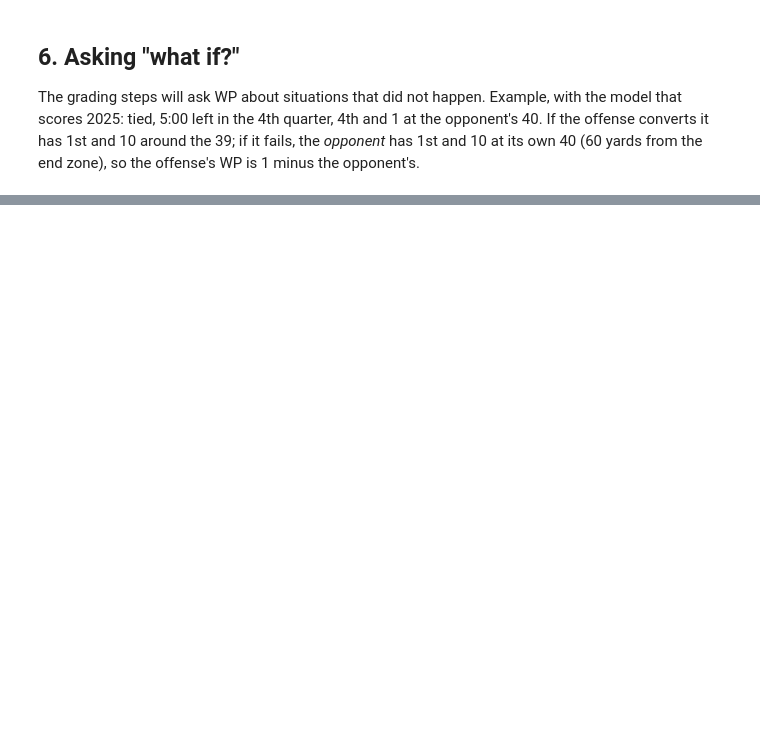
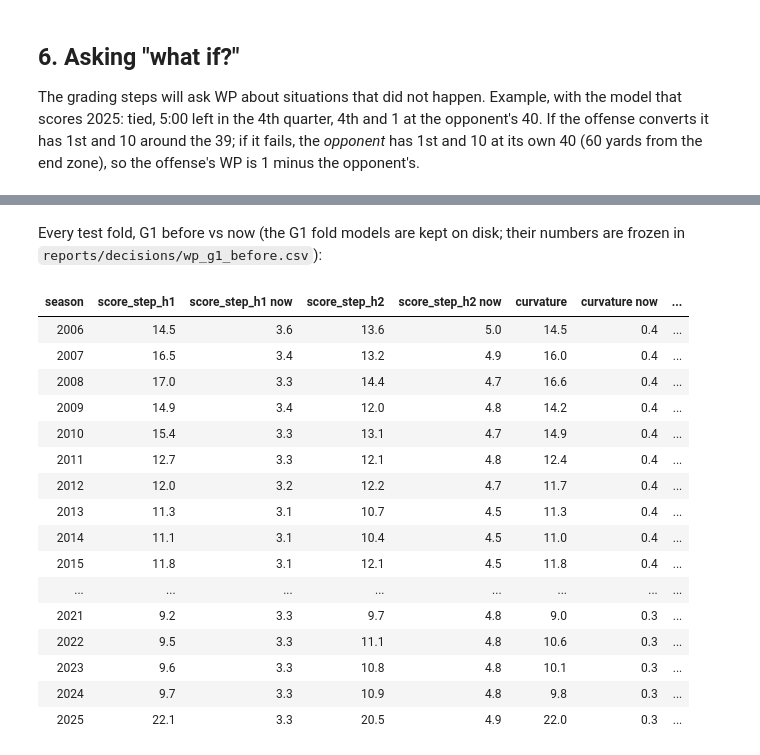
Before and after one commit to batuhanisik751/two-minute-warning, a Jupyter notebook: notebooks/03_wp_model.ipynb, the cells around one changed output, grey strips where cells are left out. Cells and saved outputs as stored; diff of their text form; code cells hidden in the pictures; blank space fills up the shorter version.

```diff
--- a/notebooks/03_wp_model.ipynb
+++ b/notebooks/03_wp_model.ipynb
@@ -221,0 +262,33 @@ WP if converted: 65.5%; if it fails: 42.4%
+# %% [markdown]
+Every test fold, G1 before vs now (the G1 fold models are kept on disk; their numbers are
+frozen in `reports/decisions/wp_g1_before.csv`):
+# %%
+import polars.selectors as cs
+
+g1 = pl.read_csv(wsr.g1_csv())
+keys = list(wsm.THRESHOLDS)
+before = g1.filter(pl.col("metric").is_in(keys)).pivot(on="metric", index="season", values="value")
+now = pl.DataFrame(
+    [{"season": s["test_season"], **{k: s["smoothness"][k] for k in keys}} for s in summaries]
+)
+before.join(now, on="season", suffix=" now").select(
+    "season", *[c for k in keys for c in (k, f"{k} now")]
+).with_columns(cs.float().round(1))
+# %% [output]
+| season | score_step_h1 | score_step_h1 now | score_step_h2 | score_step_h2 now | curvature | curvature now | ... |
+| 2006 | 14.5 | 3.6 | 13.6 | 5.0 | 14.5 | 0.4 | ... |
+| 2007 | 16.5 | 3.4 | 13.2 | 4.9 | 16.0 | 0.4 | ... |
+| 2008 | 17.0 | 3.3 | 14.4 | 4.7 | 16.6 | 0.4 | ... |
+| 2009 | 14.9 | 3.4 | 12.0 | 4.8 | 14.2 | 0.4 | ... |
+| 2010 | 15.4 | 3.3 | 13.1 | 4.7 | 14.9 | 0.4 | ... |
+| 2011 | 12.7 | 3.3 | 12.1 | 4.8 | 12.4 | 0.4 | ... |
+| 2012 | 12.0 | 3.2 | 12.2 | 4.7 | 11.7 | 0.4 | ... |
+| 2013 | 11.3 | 3.1 | 10.7 | 4.5 | 11.3 | 0.4 | ... |
+| 2014 | 11.1 | 3.1 | 10.4 | 4.5 | 11.0 | 0.4 | ... |
+| 2015 | 11.8 | 3.1 | 12.1 | 4.5 | 11.8 | 0.4 | ... |
+| ... | ... | ... | ... | ... | ... | ... | ... |
+| 2021 | 9.2 | 3.3 | 9.7 | 4.8 | 9.0 | 0.3 | ... |
+| 2022 | 9.5 | 3.3 | 11.1 | 4.8 | 10.6 | 0.3 | ... |
+| 2023 | 9.6 | 3.3 | 10.8 | 4.8 | 10.1 | 0.3 | ... |
+| 2024 | 9.7 | 3.3 | 10.9 | 4.8 | 9.8 | 0.3 | ... |
+| 2025 | 22.1 | 3.3 | 20.5 | 4.9 | 22.0 | 0.3 | ... |
```
Also changed, not shown: parts of 15 cells of this notebook, 24 other files.
